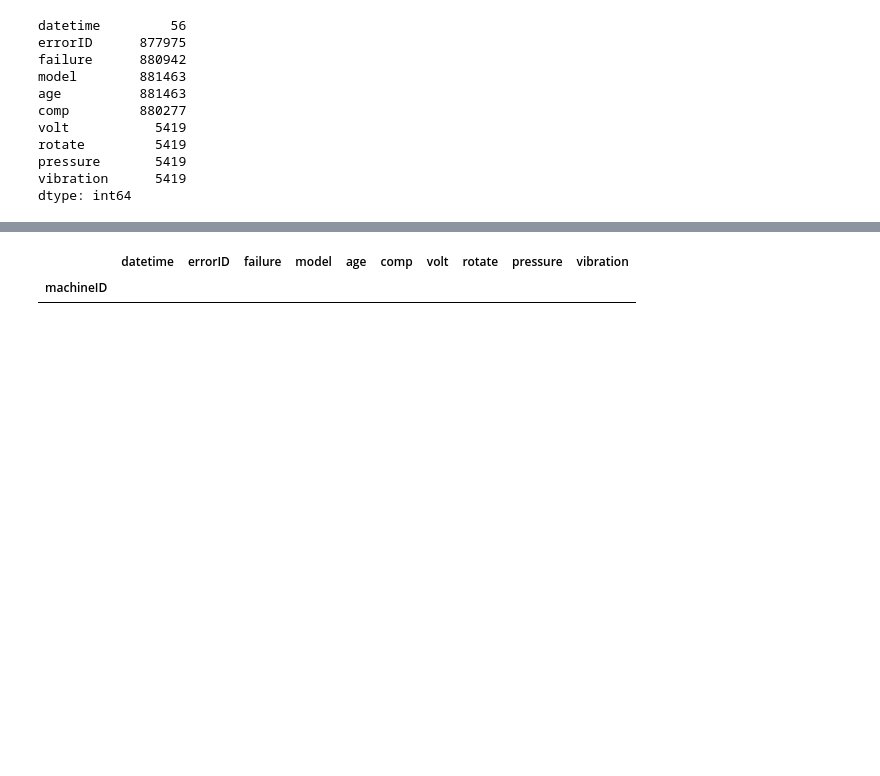
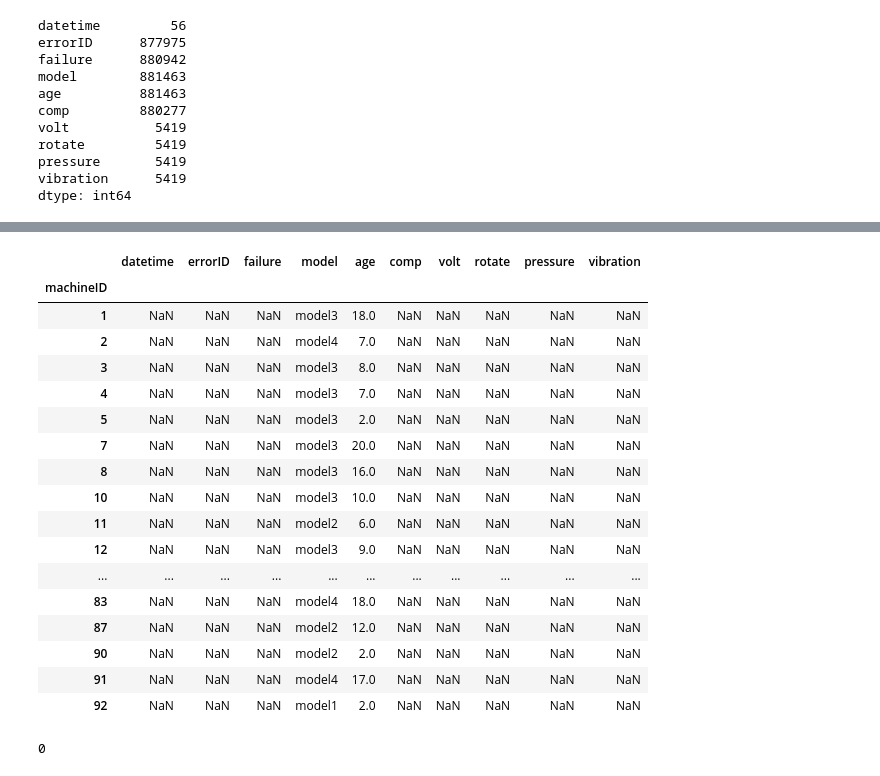
Before and after one commit to Brian342/RedBull_SensorSync, a Jupyter notebook: SensorSync.ipynb, the cells around one changed output, grey strips where cells are left out. Cells and saved outputs as stored; diff of their text form; code cells hidden in the pictures; blank space fills up the shorter version.

```diff
--- a/SensorSync.ipynb
+++ b/SensorSync.ipynb
@@ -210,3 +213,7 @@ combine_copy['datetime'].isna().sum()
+# %%
+# display all the rows and columns
+pd.reset_option("display.max_rows", None)
 # %%
-combine_copy['datetime']
+# display all the null values on a cell
+combine_copy[combine_copy['datetime'].isna()]
 # %% [output]
@@ -225,0 +220,18 @@ Name: datetime, Length: 881519, dtype: object
+|  | datetime | errorID | failure | model | age | comp | volt | rotate | pressure | vibration |
+| machineID |  |  |  |  |  |  |  |  |  |  |
+| 1 | NaN | NaN | NaN | model3 | 18.0 | NaN | NaN | NaN | NaN | NaN |
+| 2 | NaN | NaN | NaN | model4 | 7.0 | NaN | NaN | NaN | NaN | NaN |
+| 3 | NaN | NaN | NaN | model3 | 8.0 | NaN | NaN | NaN | NaN | NaN |
+| 4 | NaN | NaN | NaN | model3 | 7.0 | NaN | NaN | NaN | NaN | NaN |
+| 5 | NaN | NaN | NaN | model3 | 2.0 | NaN | NaN | NaN | NaN | NaN |
+| 7 | NaN | NaN | NaN | model3 | 20.0 | NaN | NaN | NaN | NaN | NaN |
+| 8 | NaN | NaN | NaN | model3 | 16.0 | NaN | NaN | NaN | NaN | NaN |
+| 10 | NaN | NaN | NaN | model3 | 10.0 | NaN | NaN | NaN | NaN | NaN |
+| 11 | NaN | NaN | NaN | model2 | 6.0 | NaN | NaN | NaN | NaN | NaN |
+| 12 | NaN | NaN | NaN | model3 | 9.0 | NaN | NaN | NaN | NaN | NaN |
+| ... | ... | ... | ... | ... | ... | ... | ... | ... | ... | ... |
+| 83 | NaN | NaN | NaN | model4 | 18.0 | NaN | NaN | NaN | NaN | NaN |
+| 87 | NaN | NaN | NaN | model2 | 12.0 | NaN | NaN | NaN | NaN | NaN |
+| 90 | NaN | NaN | NaN | model2 | 2.0 | NaN | NaN | NaN | NaN | NaN |
+| 91 | NaN | NaN | NaN | model4 | 17.0 | NaN | NaN | NaN | NaN | NaN |
+| 92 | NaN | NaN | NaN | model1 | 2.0 | NaN | NaN | NaN | NaN | NaN |
@@ -226,4 +241,4 @@ Name: datetime, Length: 881519, dtype: object
 # %%
+combine_copy['datetime'].isna().sum()
 # %% [output]
-|  | datetime | errorID | failure | model | age | comp | volt | rotate | pressure | vibration |
-| machineID |  |  |  |  |  |  |  |  |  |  |
+0
```
Also changed, not shown: parts of 7 cells of this notebook.
